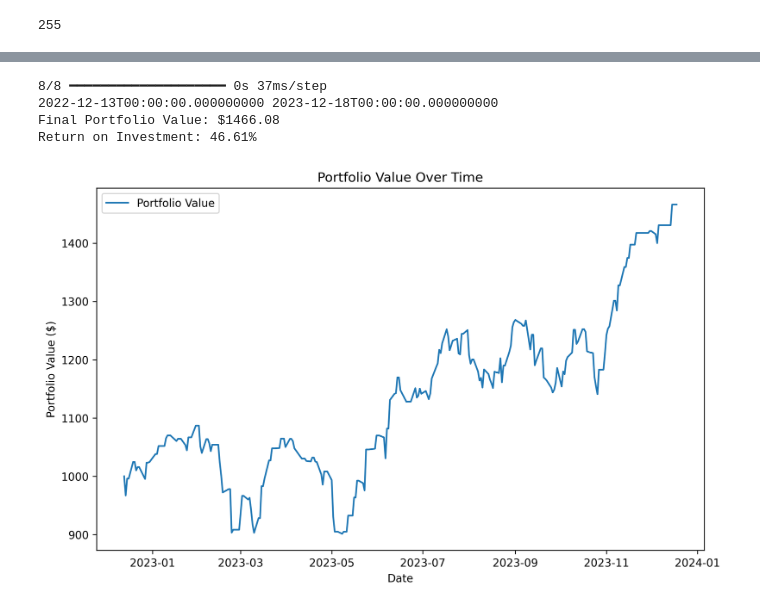
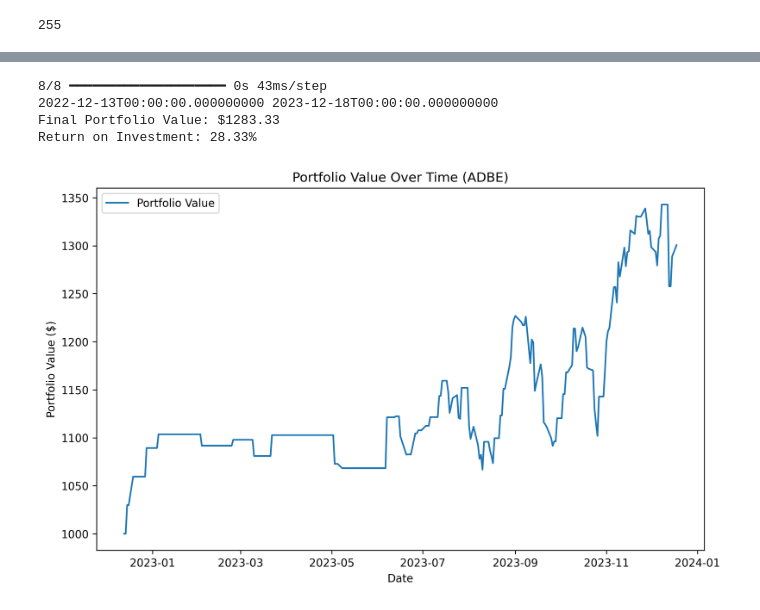
Before and after one commit to CODRAU/StockBot, a Jupyter notebook: modelTest.ipynb, the cells around one changed output, grey strips where cells are left out. Cells and saved outputs as stored; diff of their text form; code cells hidden in the pictures.

```diff
--- a/modelTest.ipynb
+++ b/modelTest.ipynb
@@ -201,24 +201,24 @@ def runsim(model, TICKER, TICKERS_ONEHOT, TOP_25_STOCKS):
 # %%
 
 portfolio_value, final_portfolio_value, roi = runsim(model, TICKER, TICKERS_ONEHOT, TOP_25_STOCKS)
 
 print(f"Final Portfolio Value: ${final_portfolio_value:.2f}")
 print(f"Return on Investment: {roi:.2f}%")
 
 # Plot portfolio value over time
 plt.figure(figsize=(10, 6))
 plt.plot(dates, portfolio_value, label='Portfolio Value')
 plt.xlabel('Date')
 plt.ylabel('Portfolio Value ($)')
-plt.title('Portfolio Value Over Time')
+plt.title(f'Portfolio Value Over Time ({TICKER})')
 plt.legend()
 plt.show()
 # %% [output]
-8/8 ━━━━━━━━━━━━━━━━━━━━ 0s 37ms/step
+8/8 ━━━━━━━━━━━━━━━━━━━━ 0s 43ms/step
 2022-12-13T00:00:00.000000000 2023-12-18T00:00:00.000000000
-Final Portfolio Value: $1466.08
-Return on Investment: 46.61%
+Final Portfolio Value: $1283.33
+Return on Investment: 28.33%
-[figure, old version]
+[figure, new version]
 # %%
 roi_results = {}
 
```
Also changed, not shown: parts of 2 cells of this notebook, 2 other files.
